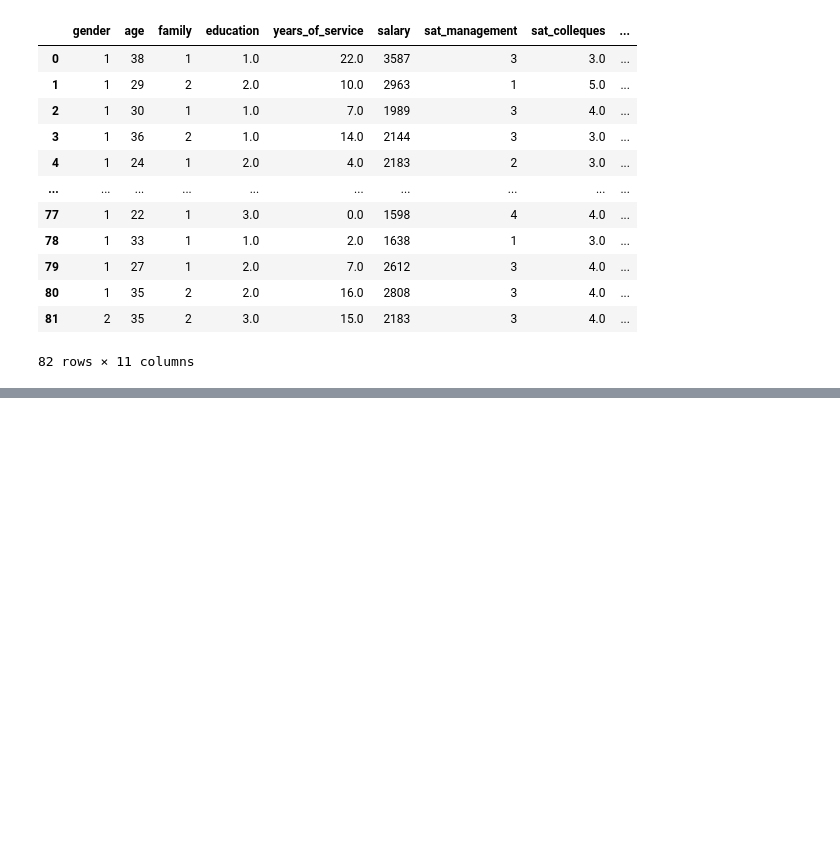
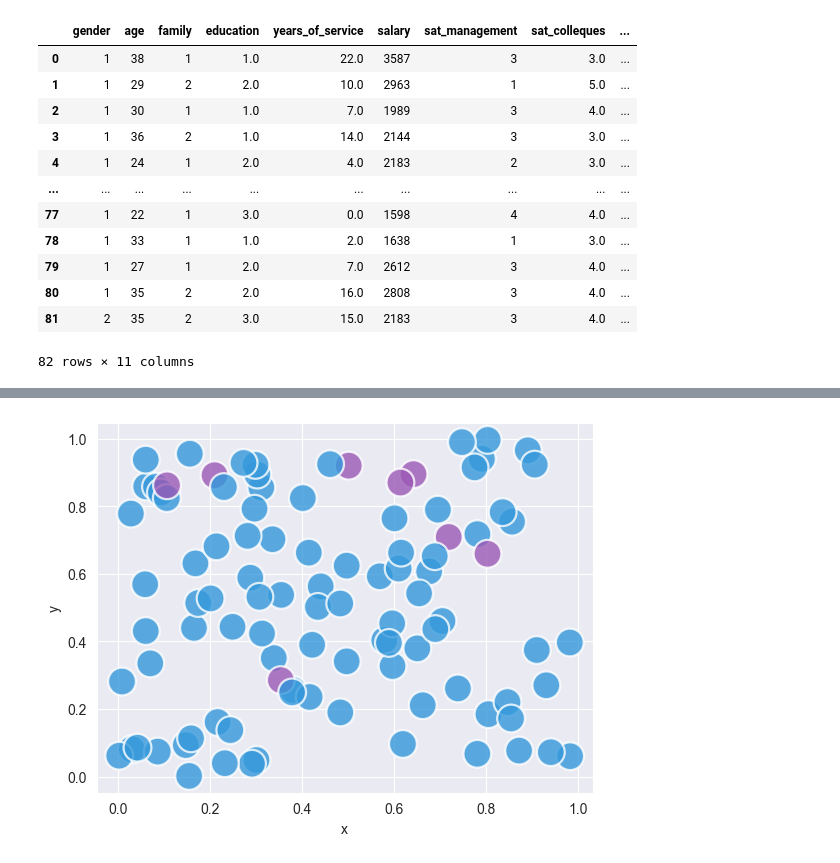
Before and after one commit to YSPLS/Tiedonk-sittely-pythonilla, a Jupyter notebook: code/project.ipynb, the cells around one changed output, grey strips where cells are left out. Saved outputs shown, nothing was run; the diff lists cells and outputs as text; code cells hidden in the pictures; blank space fills up the shorter version.

```diff
--- a/code/project.ipynb
+++ b/code/project.ipynb
@@ -32,0 +143,24 @@ df1
+# %%
+colors = ['#9b59b6', '#3498db']
+
+# Create data frame with randomly selected x and y positions
+df6= pd.DataFrame(np.random.random((100,2)), columns=["x","y"])
+
+# Add a column: the color depends on x and y values, but you can use any function you want
+is_selected_dot = (df['x']>7000) & (df['y']>7000)
+df6['color']= np.where(is_selected_dot==True , colors[0], colors[1])
+
+# plot
+sns.set_style("darkgrid")
+sns.scatterplot(
+   data=df6,
+   x="x",
+   y="y",
+   color=df['color'],
+   s=400,
+   alpha=0.8,
+)
+
+plt.show()
+# %% [output]
+[figure, added]
```
Also changed, not shown: parts of 10 cells of this notebook.
